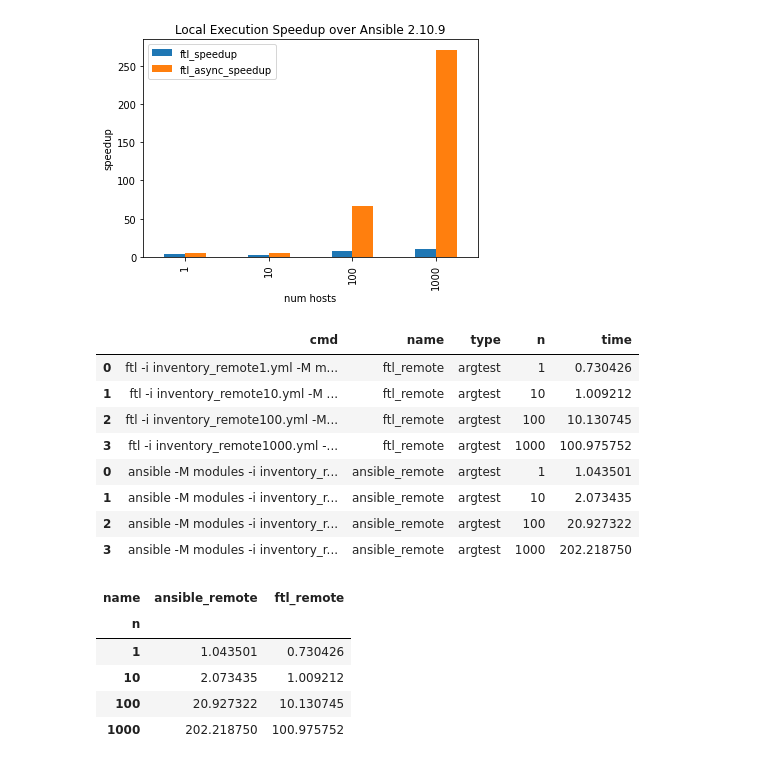
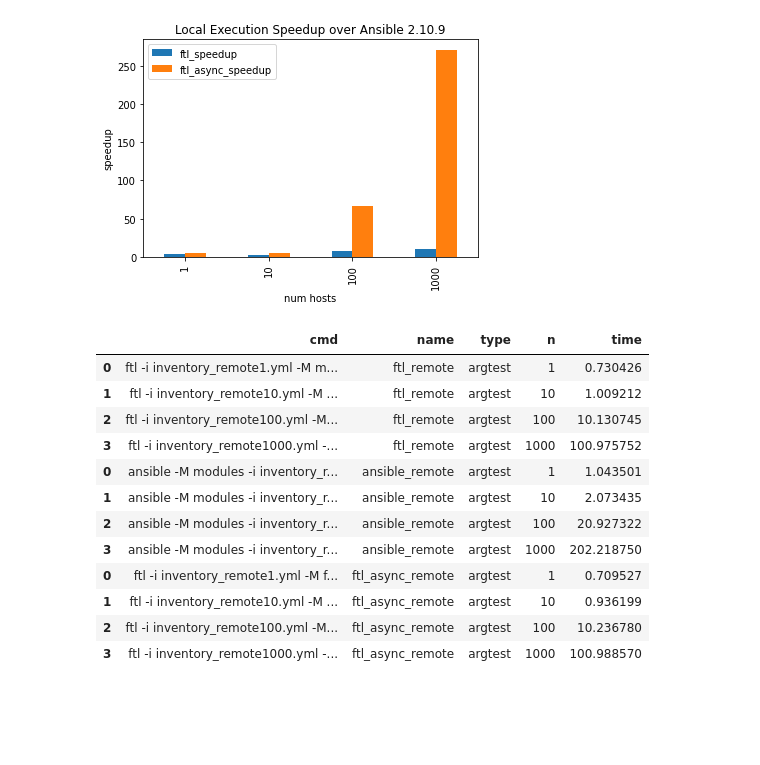
Before and after one commit to benthomasson/faster-than-light, a Jupyter notebook: blog/0006-Performance.ipynb, the cells around one changed output. Cells and saved outputs as stored; diff of their text form; code cells hidden in the pictures; blank space fills up the shorter version.

Commit message:
Updates blog with remote ftl async results

```diff
--- a/blog/0006-Performance.ipynb
+++ b/blog/0006-Performance.ipynb
@@ -44,26 +44,21 @@ df_speedup.plot.bar(title="Local Execution Speedup over Ansible 2.10.9", xlabel=
 [figure]
 # %%
 remote_df_ftl = pandas.read_csv('results/remote_0.0.1-9-g155d181.csv')
+remote_df_ftl_async = pandas.read_csv('results/remote_0.0.1-12-g02e184c.csv')
 remote_df_ansible = pandas.read_csv('results/remote_2.10.9.csv')
-remote_df = pandas.concat([remote_df_ftl, remote_df_ansible])
+remote_df = pandas.concat([remote_df_ftl, remote_df_ansible, remote_df_ftl_async])
 remote_df
 # %% [output]
 |  | cmd | name | type | n | time |
 | 0 | ftl -i inventory_remote1.yml -M m... | ftl_remote | argtest | 1 | 0.730426 |
 | 1 | ftl -i inventory_remote10.yml -M ... | ftl_remote | argtest | 10 | 1.009212 |
 | 2 | ftl -i inventory_remote100.yml -M... | ftl_remote | argtest | 100 | 10.130745 |
 | 3 | ftl -i inventory_remote1000.yml -... | ftl_remote | argtest | 1000 | 100.975752 |
 | 0 | ansible -M modules -i inventory_r... | ansible_remote | argtest | 1 | 1.043501 |
 | 1 | ansible -M modules -i inventory_r... | ansible_remote | argtest | 10 | 2.073435 |
 | 2 | ansible -M modules -i inventory_r... | ansible_remote | argtest | 100 | 20.927322 |
 | 3 | ansible -M modules -i inventory_r... | ansible_remote | argtest | 1000 | 202.218750 |
+| 0 | ftl -i inventory_remote1.yml -M f... | ftl_async_remote | argtest | 1 | 0.709527 |
+| 1 | ftl -i inventory_remote10.yml -M ... | ftl_async_remote | argtest | 10 | 0.936199 |
+| 2 | ftl -i inventory_remote100.yml -M... | ftl_async_remote | argtest | 100 | 10.236780 |
+| 3 | ftl -i inventory_remote1000.yml -... | ftl_async_remote | argtest | 1000 | 100.988570 |
-# %%
-remote_df2 = remote_df.pivot(index="n", columns="name", values="time")
-remote_df2
-# %% [output]
-| name | ansible_remote | ftl_remote |
-| n |  |  |
-| 1 | 1.043501 | 0.730426 |
-| 10 | 2.073435 | 1.009212 |
-| 100 | 20.927322 | 10.130745 |
-| 1000 | 202.218750 | 100.975752 |
```
Also changed, not shown: parts of 7 cells of this notebook, 5 other files.
